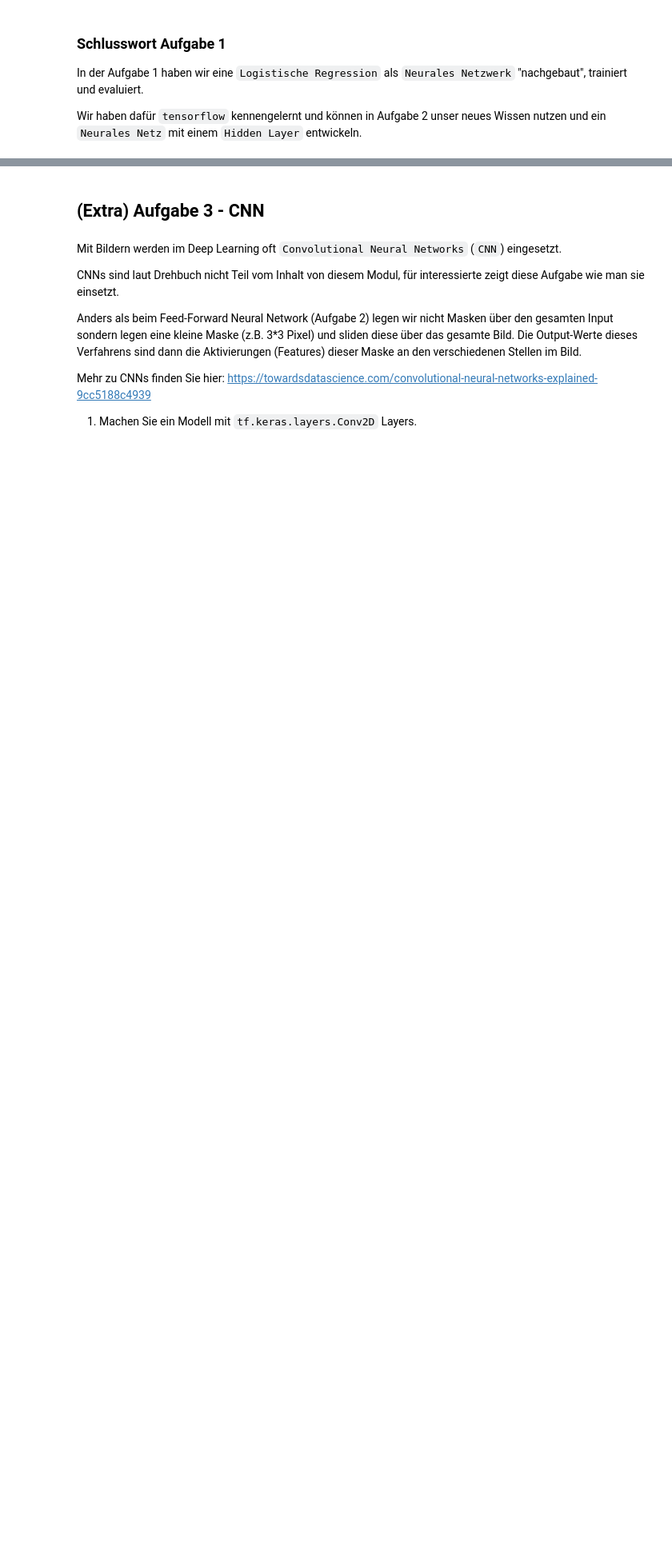
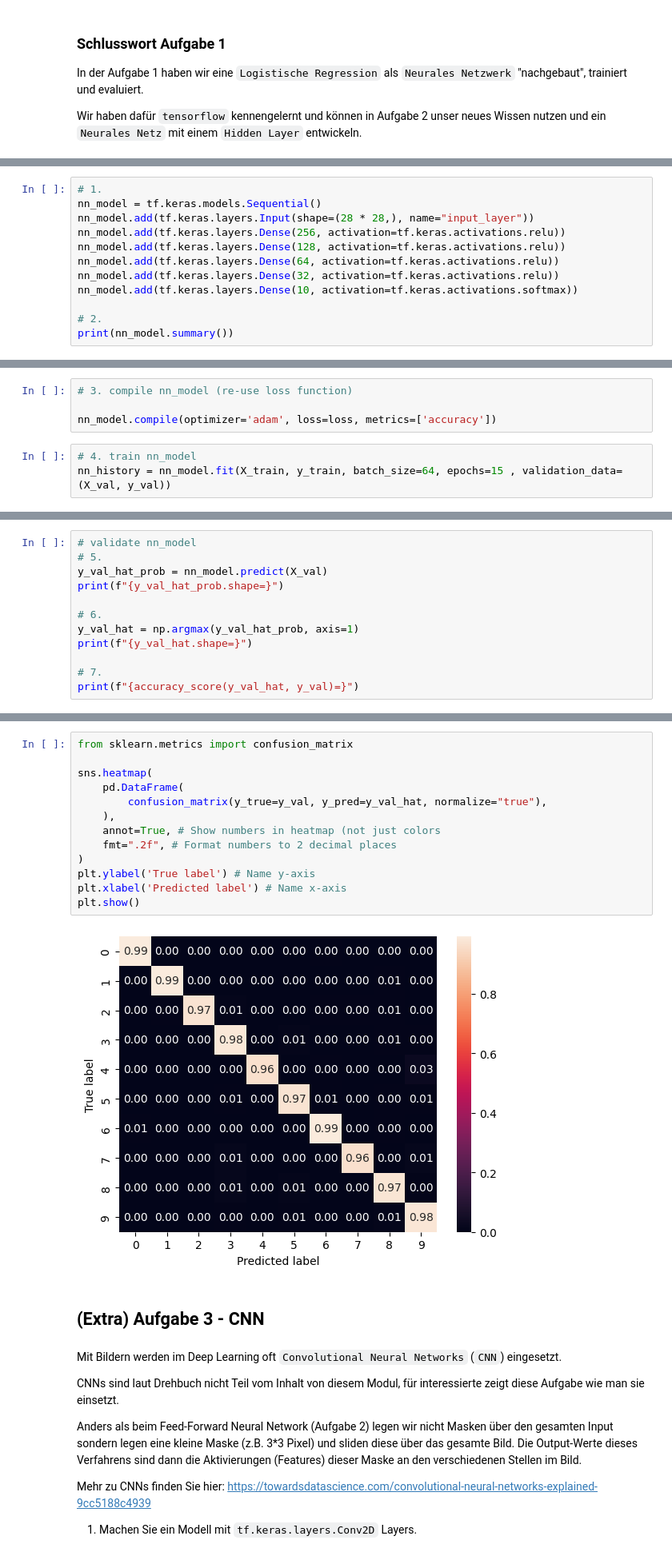
Before and after one commit to gasserandreas/Jupyter-lab-fhnw, a Jupyter notebook: 09_Machine Learning/day4/exercise/neural_network/neural_network.ipynb, the cells around one changed output, grey strips where cells are left out. Shown at 80% size. Cells and saved outputs as stored; diff of their text form; blank space fills up the shorter version.

```diff
--- a/09_Machine Learning/day4/exercise/neural_network/neural_network.ipynb
+++ b/09_Machine Learning/day4/exercise/neural_network/neural_network.ipynb
@@ -150,0 +244,12 @@ Ziel dieser Aufgabe ist es folgendes Neurales Netzwerk zu bauen:
+# %%
+# 1.
+nn_model = tf.keras.models.Sequential()
+nn_model.add(tf.keras.layers.Input(shape=(28 * 28,), name="input_layer"))
+nn_model.add(tf.keras.layers.Dense(256, activation=tf.keras.activations.relu))
+nn_model.add(tf.keras.layers.Dense(128, activation=tf.keras.activations.relu))
+nn_model.add(tf.keras.layers.Dense(64, activation=tf.keras.activations.relu))
+nn_model.add(tf.keras.layers.Dense(32, activation=tf.keras.activations.relu))
+nn_model.add(tf.keras.layers.Dense(10, activation=tf.keras.activations.softmax))
+
+# 2.
+print(nn_model.summary())
@@ -150,0 +275,7 @@ Ziel dieser Aufgabe ist es folgendes Neurales Netzwerk zu bauen:
+# %%
+# 3. compile nn_model (re-use loss function)
+
+nn_model.compile(optimizer='adam', loss=loss, metrics=['accuracy'])
+# %%
+# 4. train nn_model
+nn_history = nn_model.fit(X_train, y_train, batch_size=64, epochs=15 , validation_data=(X_val, y_val))
@@ -150,0 +300,12 @@ Ziel dieser Aufgabe ist es folgendes Neurales Netzwerk zu bauen:
+# %%
+# validate nn_model
+# 5.
+y_val_hat_prob = nn_model.predict(X_val)
+print(f"{y_val_hat_prob.shape=}")
+
+# 6.
+y_val_hat = np.argmax(y_val_hat_prob, axis=1)
+print(f"{y_val_hat.shape=}")
+
+# 7.
+print(f"{accuracy_score(y_val_hat, y_val)=}")
@@ -151,3 +317,18 @@ Ziel dieser Aufgabe ist es folgendes Neurales Netzwerk zu bauen:
+# %%
+from sklearn.metrics import confusion_matrix
+
+sns.heatmap(
+    pd.DataFrame(
+        confusion_matrix(y_true=y_val, y_pred=y_val_hat, normalize="true"),
+    ),
+    annot=True, # Show numbers in heatmap (not just colors
+    fmt=".2f", # Format numbers to 2 decimal places
+)
+plt.ylabel('True label') # Name y-axis
+plt.xlabel('Predicted label') # Name x-axis
+plt.show()
+# %% [output]
+[figure, added]
 # %% [markdown]
 ## (Extra) Aufgabe 3 - CNN
 # %% [markdown]
```
Also changed, not shown: parts of 16 cells of this notebook.
